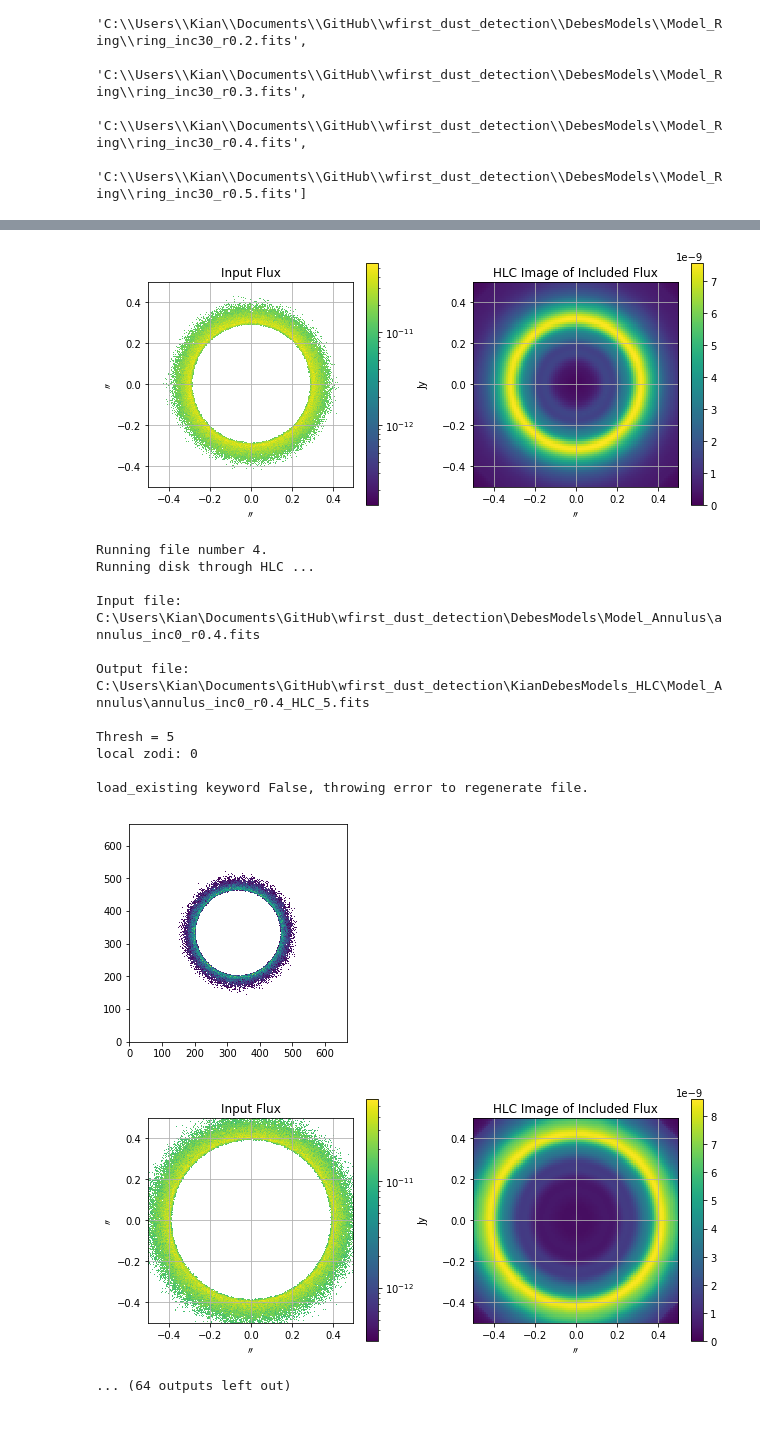
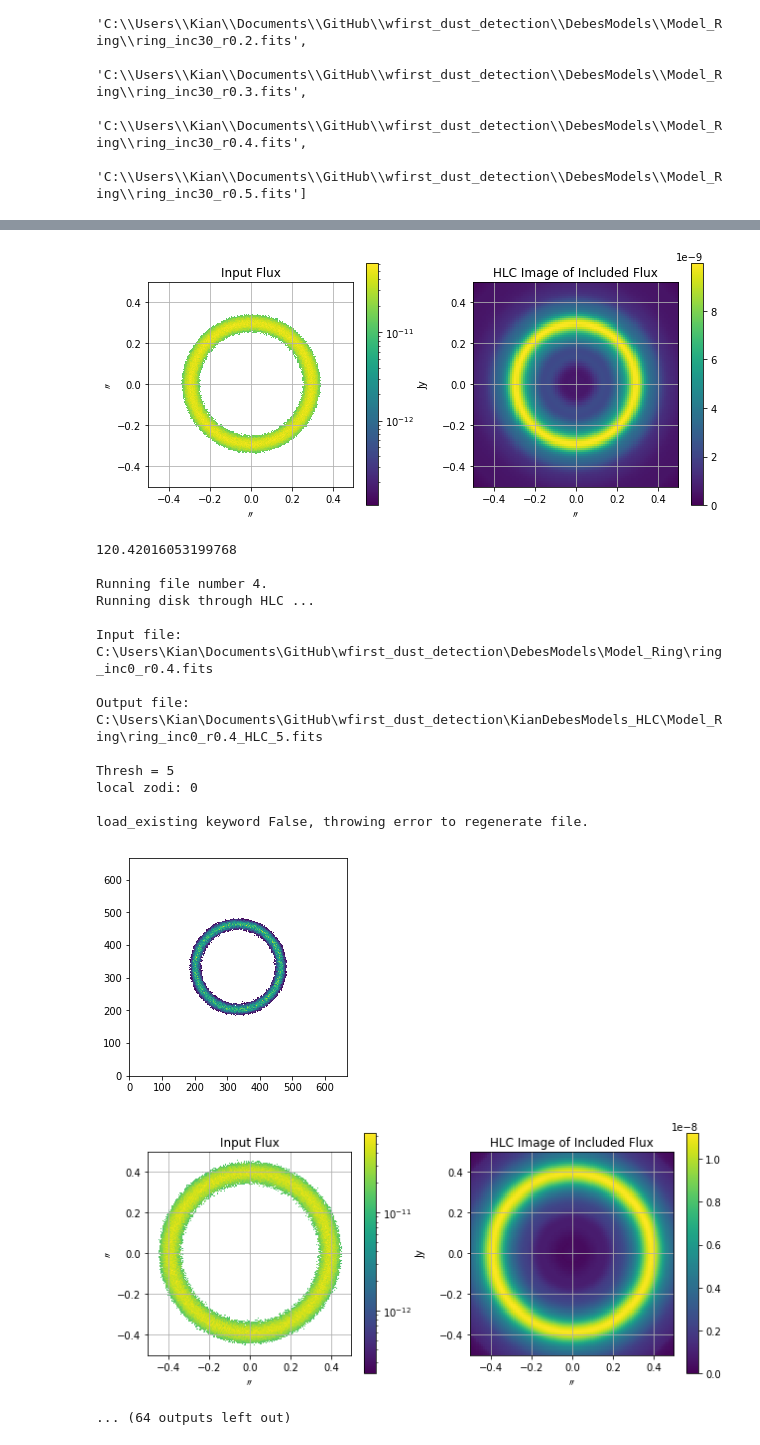
Before and after one commit to kian1377/kians_wfirst_dust_detection, a Jupyter notebook: ProcessInputScenes_CGI_HLC.ipynb, the cells around one changed output, grey strips where cells are left out. Saved outputs shown, nothing was run; the diff lists cells and outputs as text; code cells hidden in the pictures.

```diff
--- a/ProcessInputScenes_CGI_HLC.ipynb
+++ b/ProcessInputScenes_CGI_HLC.ipynb
@@ -1005,8 +754,9 @@ reload(disk_processing)
 
 start_time = time.time()
 
-for i,fitsfile in enumerate(dmodels_A):
+for i,fitsfile in enumerate(dmodels_R):
 
+    start = time.time()
     print("\nRunning file number {}.".format(i+1))
 
     im,zodi,outfits = disk_processing.disk_through_hlc(fitsfile,
@@ -1017,10 +767,12 @@ for i,fitsfile in enumerate(dmodels_A):
                                                        display=True)
 
     fits.writeto(outfits, im, overwrite = True)
+    end = time.time()
+    print(end-start)
 
 end_time = time.time()
 
-print(end_time - start_time)
+print(str(end_time - start_time) + "\n")
 # %% [output]
 Running file number 1.
 Running disk through HLC ...
@@ -1069,17 +825,19 @@ load_existing keyword False, throwing error to regenerate file.
-[figure, old version]
+[figure, new version]
+120.42016053199768
+
 Running file number 4.
 Running disk through HLC ...
 
 Input file:
-C:\Users\Kian\Documents\GitHub\wfirst_dust_detection\DebesModels\Model_Annulus\annulus_inc0_r0.4.fits
+C:\Users\Kian\Documents\GitHub\wfirst_dust_detection\DebesModels\Model_Ring\ring_inc0_r0.4.fits
 
 Output file:
-C:\Users\Kian\Documents\GitHub\wfirst_dust_detection\KianDebesModels_HLC\Model_Annulus\annulus_inc0_r0.4_HLC_5.fits
+C:\Users\Kian\Documents\GitHub\wfirst_dust_detection\KianDebesModels_HLC\Model_Ring\ring_inc0_r0.4_HLC_5.fits
 
 Thresh = 5
 local zodi: 0
 
 load_existing keyword False, throwing error to regenerate file.
-[figure, old version]
+[figure, new version]
-[figure, old version]
+[figure, new version]
 ... (64 outputs left out)
```
Also changed, not shown: parts of 14 cells of this notebook.
